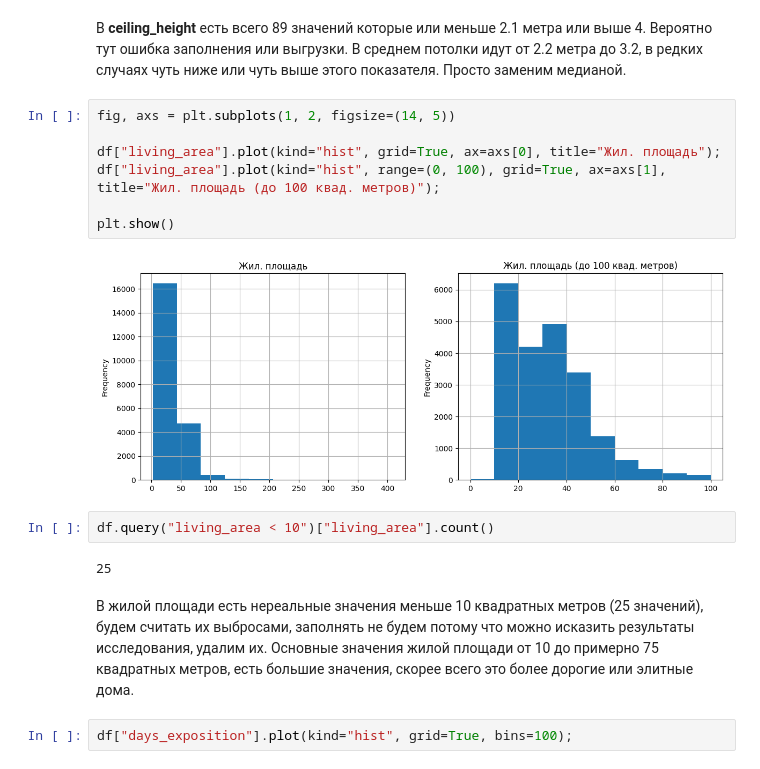
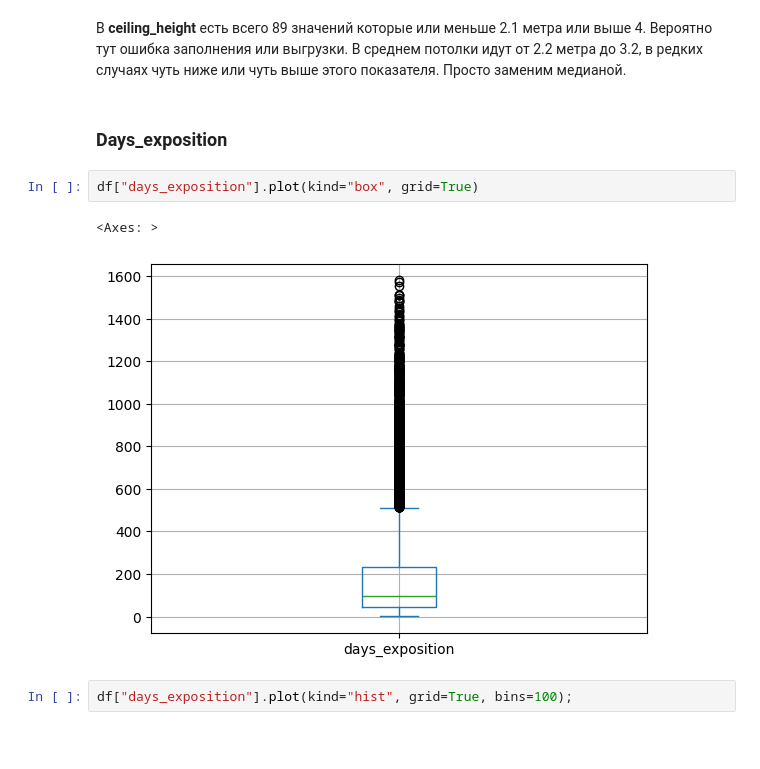
Before and after one commit to Alex-projects-hub/Research_of_advertisements_for_the_sale_of_apartments, a Jupyter notebook: Research_of_advertisements_for_the_sale_of_apartments.ipynb, the cells around one changed output. Cells and saved outputs as stored; diff of their text form; blank space fills up the shorter version.

```diff
--- a/Research_of_advertisements_for_the_sale_of_apartments.ipynb
+++ b/Research_of_advertisements_for_the_sale_of_apartments.ipynb
@@ -194,21 +193,13 @@ df.query("ceiling_height < 2.1 | ceiling_height > 4")["ceiling_height"].count()
 89
 # %% [markdown]
 В **ceiling_height** есть всего 89 значений которые или меньше 2.1 метра или выше 4. Вероятно тут ошибка заполнения или выгрузки. В среднем потолки идут от 2.2 метра до 3.2, в редких случаях чуть ниже или чуть выше этого показателя. Просто заменим медианой.
-# %%
-fig, axs = plt.subplots(1, 2, figsize=(14, 5))
-
-df["living_area"].plot(kind="hist", grid=True, ax=axs[0], title="Жил. площадь");
-df["living_area"].plot(kind="hist", range=(0, 100), grid=True, ax=axs[1], title="Жил. площадь (до 100 квад. метров)");
-
-plt.show()
-# %% [output]
-[figure, removed]
-# %%
-df.query("living_area < 10")["living_area"].count()
-# %% [output]
-25
-# %% [markdown]
-В жилой площади есть нереальные значения меньше 10 квадратных метров (25 значений), будем считать их выбросами, заполнять не будем потому что можно исказить результаты исследования, удалим их. Основные значения жилой площади от 10 до примерно 75 квадратных метров, есть большие значения, скорее всего это более дорогие или элитные дома.
+# %% [markdown]
+### Days_exposition
+# %%
+df["days_exposition"].plot(kind="box", grid=True)
+# %% [output]
+<Axes: >
+[figure, added]
 # %%
 df["days_exposition"].plot(kind="hist", grid=True, bins=100);
 # %% [output]
```
Also changed, not shown: parts of 34 cells of this notebook.
